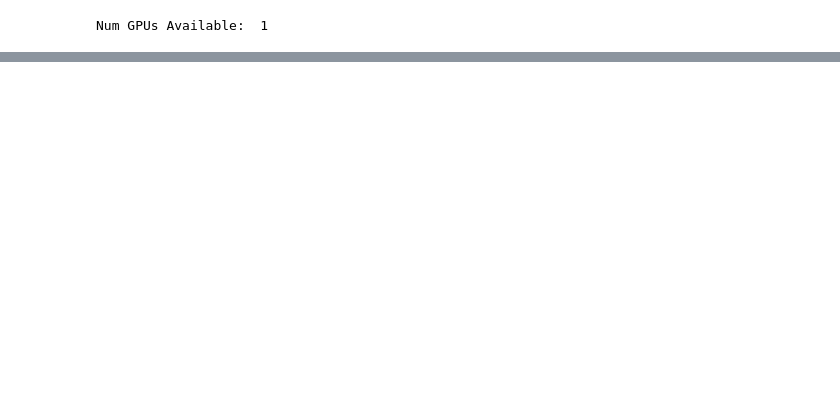
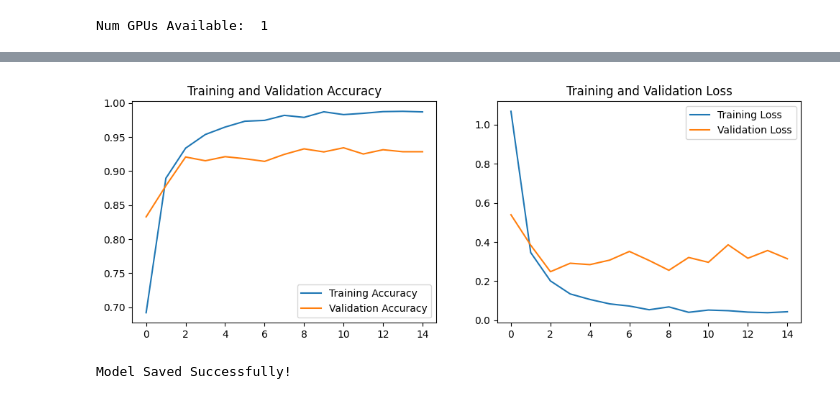
Before and after one commit to abdulrafayza01/Plant-Disease-Detection-RTX3090, a Jupyter notebook: plant_disease.ipynb, the cells around one changed output, grey strips where cells are left out. Drawn from its saved outputs; the diff is of its cells as text; code cells hidden in the pictures; blank space fills up the shorter version.

```diff
--- a/plant_disease.ipynb
+++ b/plant_disease.ipynb
@@ -11,13 +11,13 @@ Num GPUs Available:  1
 import tensorflow as tf
 from tensorflow.keras import layers
 
-# Apne dataset folder ka path yahan dein
+# Put your dataset path here
 # Misal ke taur par: "C:/Users/Admin/Downloads/PlantVillage"
-dataset_path = "E:\Rafay\Smart Agriculture Plant Disease Detection Using Leaf Images\plantvillage dataset"
+dataset_path = "E:\plantvillage dataset\color"
 
 # Settings
 BATCH_SIZE = 32
-IMAGE_SIZE = (256, 256) # RTX 3090 hai toh aap 512 bhi kar sakte hain, lekin 256 standard hai
+IMAGE_SIZE = (256, 256) # we have rtx 3090, so we can go for 512x512 as well if needed but standard is 256x256
 
 # 1. Training Dataset (80%)
 train_ds = tf.keras.utils.image_dataset_from_directory(
@@ -29,7 +29,7 @@ train_ds = tf.keras.utils.image_dataset_from_directory(
     batch_size=BATCH_SIZE
 )
 
-# 2. Validation Dataset (20%) - Isay hum testing ke liye use karenge
+# 2. Validation Dataset (20%) - we will use this later for evaluation
 val_ds = tf.keras.utils.image_dataset_from_directory(
     dataset_path,
     validation_split=0.2,
@@ -39,6 +39,6 @@ val_ds = tf.keras.utils.image_dataset_from_directory(
     batch_size=BATCH_SIZE
 )
 
-# Classes ke naam check karein
+
 class_names = train_ds.class_names
 print(f"Classes found: {class_names}")
@@ -44,0 +100,9 @@ print(f"Classes found: {class_names}")
+# %%
+# Model Training
+EPOCHS = 15 # You can increase this for better results, if accuracy is not good enough
+
+history = model.fit(
+    train_ds,
+    validation_data=val_ds,
+    epochs=EPOCHS
+)
@@ -44,0 +127,26 @@ print(f"Classes found: {class_names}")
+# %%
+import matplotlib.pyplot as plt
+
+# Accuracy graph
+plt.figure(figsize=(12, 4))
+plt.subplot(1, 2, 1)
+plt.plot(history.history['accuracy'], label='Training Accuracy')
+plt.plot(history.history['val_accuracy'], label='Validation Accuracy')
+plt.title('Training and Validation Accuracy')
+plt.legend()
+
+# Loss graph
+plt.subplot(1, 2, 2)
+plt.plot(history.history['loss'], label='Training Loss')
+plt.plot(history.history['val_loss'], label='Validation Loss')
+plt.title('Training and Validation Loss')
+plt.legend()
+
+plt.show()
+# %% [output]
+[figure, added]
+# %%
+model.save("plant_disease_model.h5")
+print("Model Saved Successfully!")
+# %% [output]
+Model Saved Successfully!
```
Also changed, not shown: parts of 7 cells of this notebook, 2 other files.
